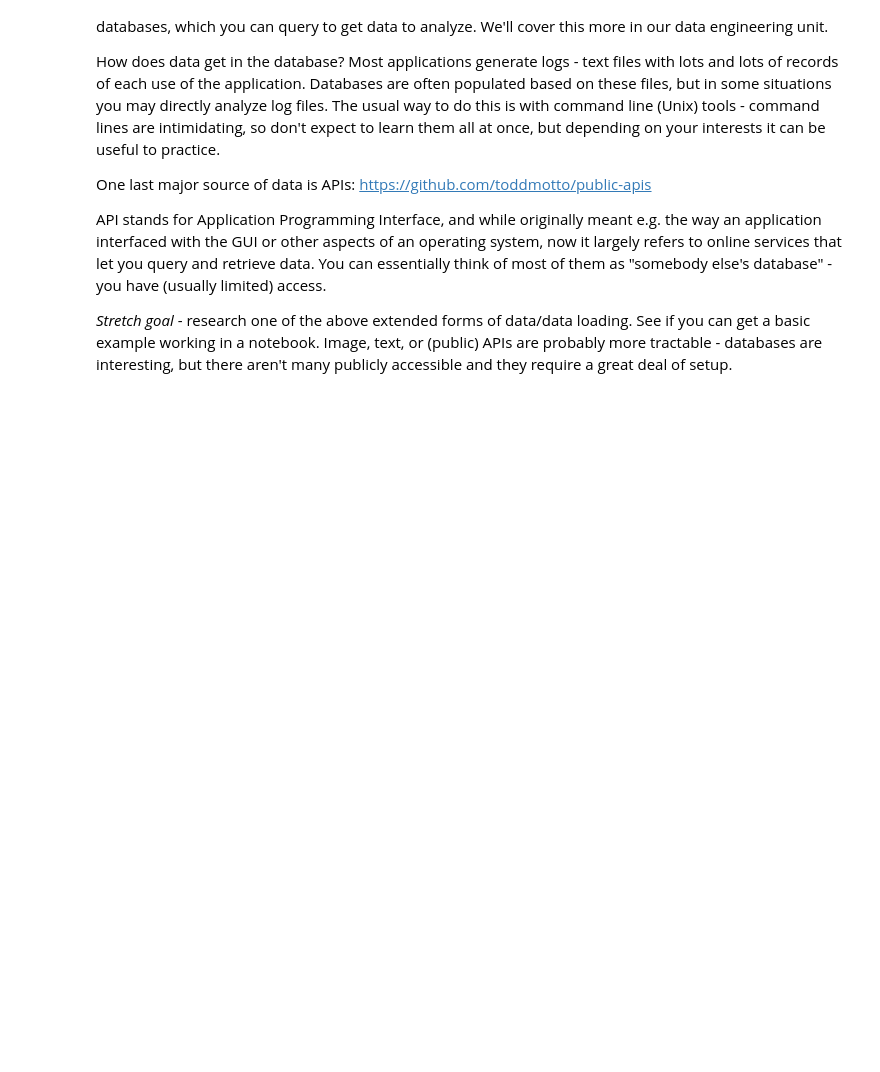
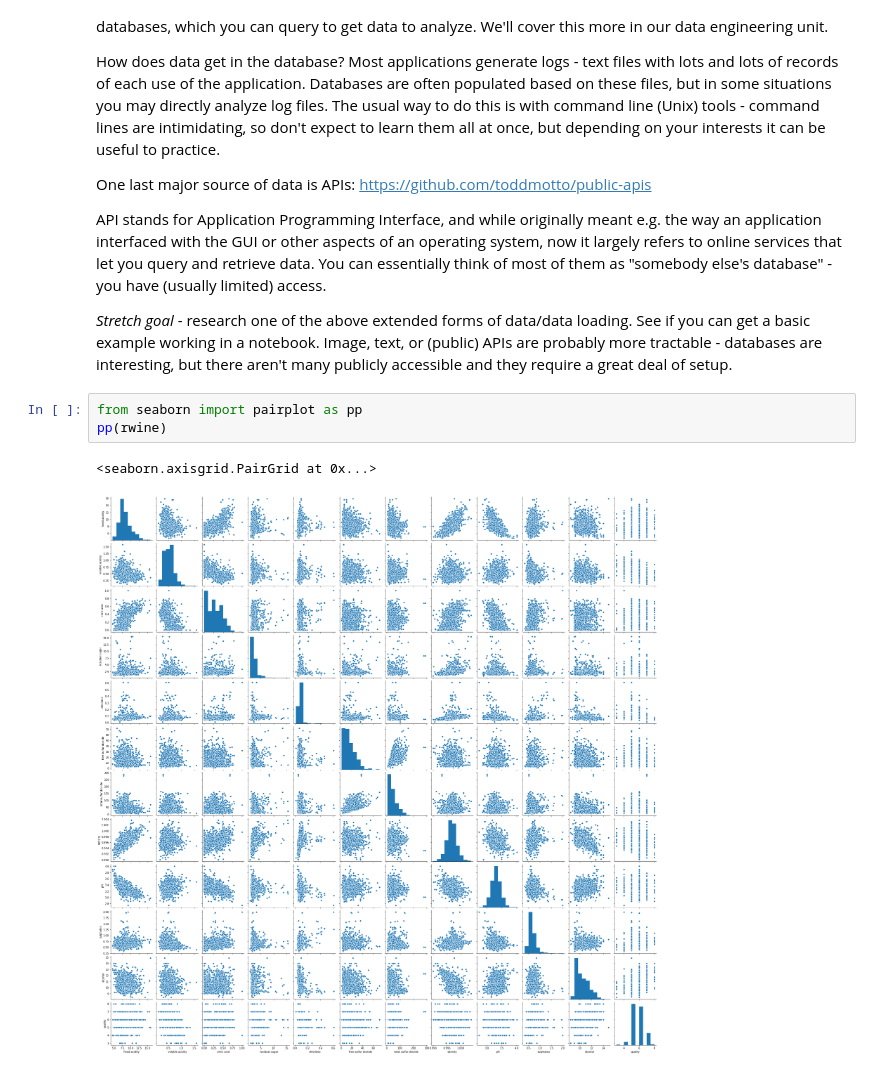
Before and after one commit to DocHollyhood/DS-Unit-1-Sprint-1-Data-Wrangling-and-Storytelling, a Jupyter notebook: module1-exploratory-data-analysis/LS_DS_111_Exploratory_Data_Analysis_Assignment.ipynb, the cells around one changed output. Drawn from its saved outputs; the diff is of its cells as text; blank space fills up the shorter version.

```diff
--- a/module1-exploratory-data-analysis/LS_DS_111_Exploratory_Data_Analysis_Assignment.ipynb
+++ b/module1-exploratory-data-analysis/LS_DS_111_Exploratory_Data_Analysis_Assignment.ipynb
@@ -221,3 +222,9 @@ One last major source of data is APIs: https://github.com/toddmotto/public-apis
 API stands for Application Programming Interface, and while originally meant e.g. the way an application interfaced with the GUI or other aspects of an operating system, now it largely refers to online services that let you query and retrieve data. You can essentially think of most of them as "somebody else's database" - you have (usually limited) access.
 
 *Stretch goal* - research one of the above extended forms of data/data loading. See if you can get a basic example working in a notebook. Image, text, or (public) APIs are probably more tractable - databases are interesting, but there aren't many publicly accessible and they require a great deal of setup.
+# %%
+from seaborn import pairplot as pp
+pp(rwine)
+# %% [output]
+<seaborn.axisgrid.PairGrid at 0x...>
+[figure, added]
```
Also changed, not shown: parts of 3 cells of this notebook.
